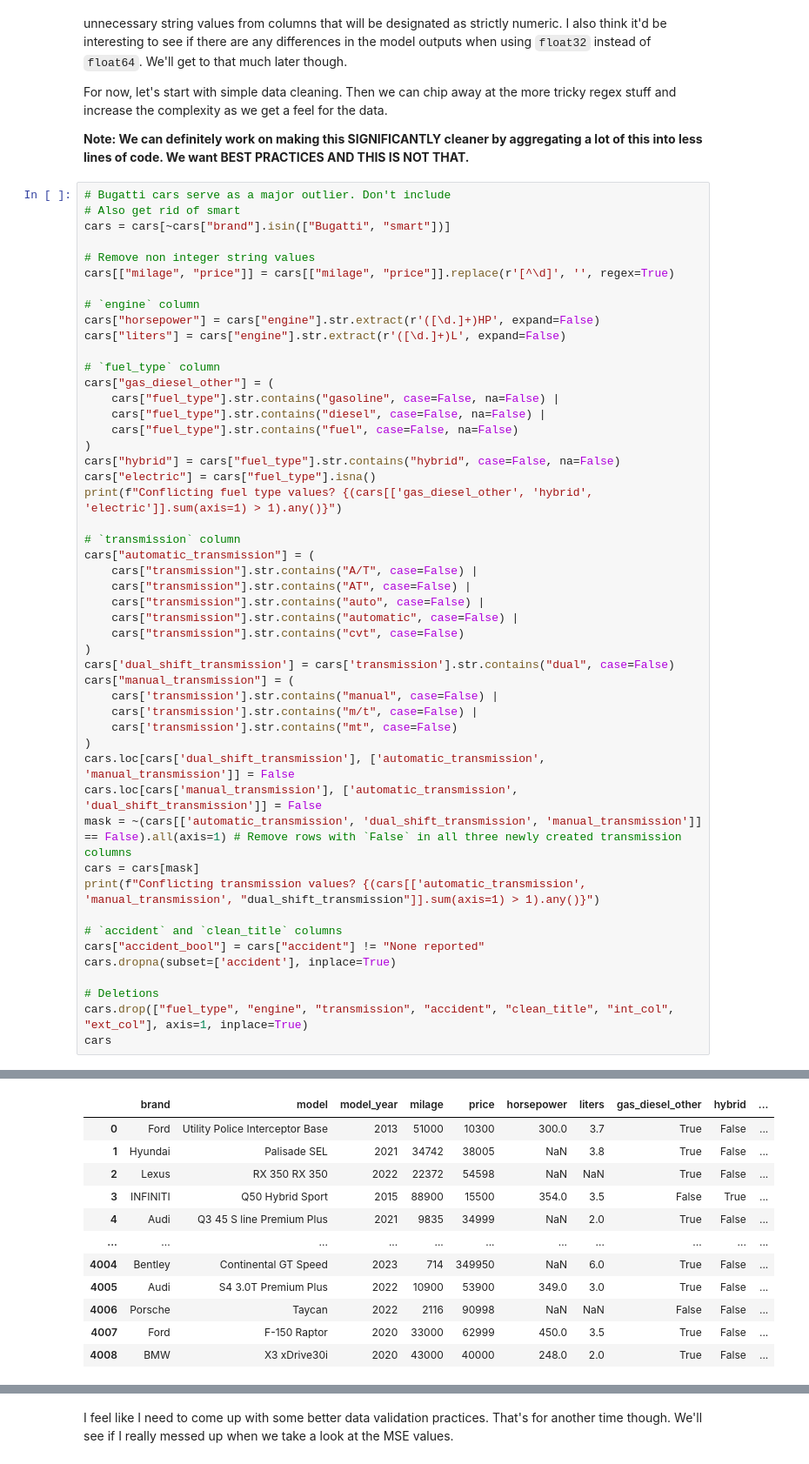
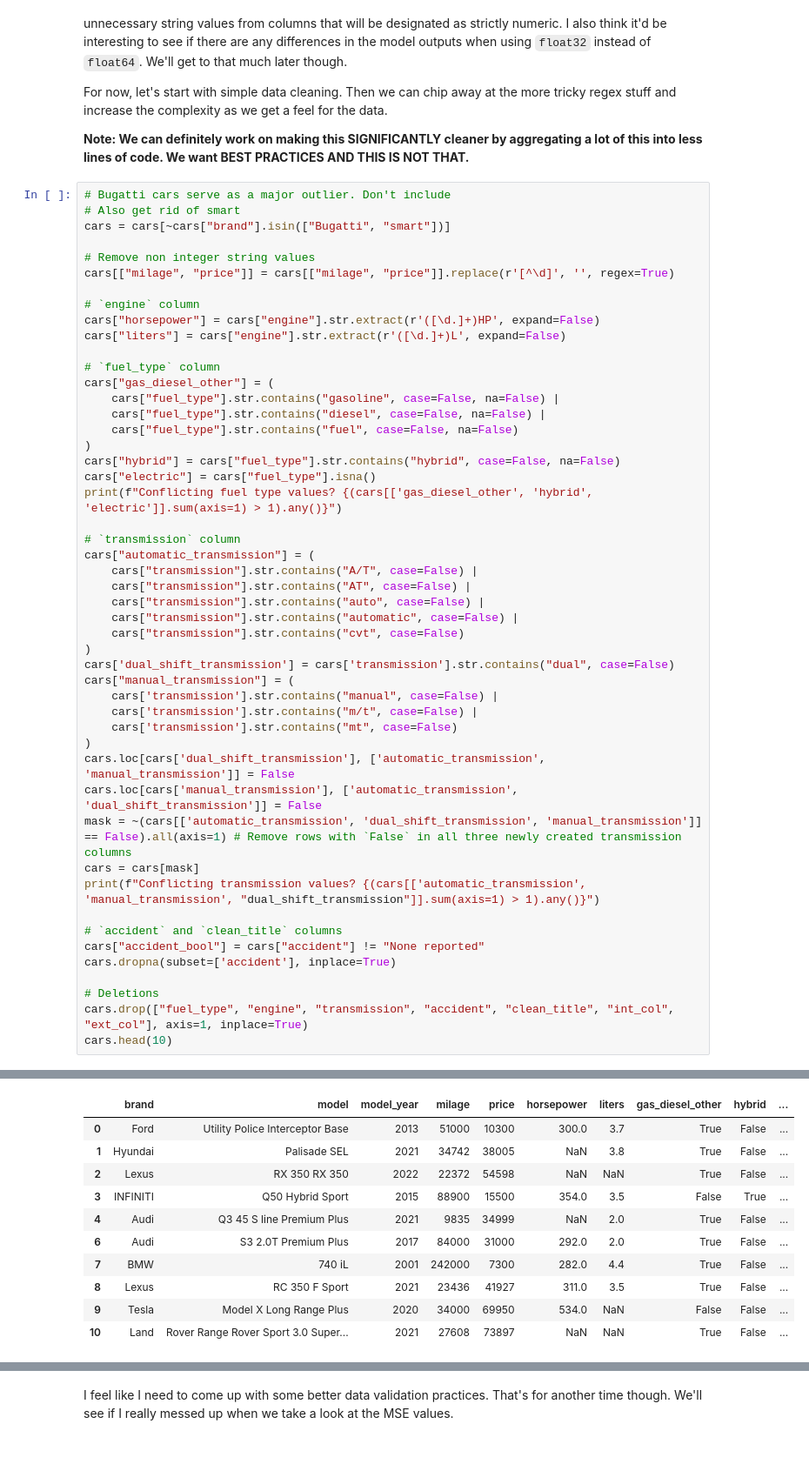
Before and after one commit to crdcamp/lin-reg-practice, a Jupyter notebook: used_car_price_prediction.ipynb, the cells around one changed output, grey strips where cells are left out. Shown at 87% size. Cells and saved outputs as stored; diff of their text form.

```diff
--- a/used_car_price_prediction.ipynb
+++ b/used_car_price_prediction.ipynb
@@ -127,37 +129,36 @@ cars["automatic_transmission"] = (
     cars["transmission"].str.contains("automatic", case=False) |
     cars["transmission"].str.contains("cvt", case=False)
 )
 cars['dual_shift_transmission'] = cars['transmission'].str.contains("dual", case=False)
 cars["manual_transmission"] = (
     cars['transmission'].str.contains("manual", case=False) |
     cars['transmission'].str.contains("m/t", case=False) |
     cars['transmission'].str.contains("mt", case=False)
 )
 cars.loc[cars['dual_shift_transmission'], ['automatic_transmission', 'manual_transmission']] = False
 cars.loc[cars['manual_transmission'], ['automatic_transmission', 'dual_shift_transmission']] = False
 mask = ~(cars[['automatic_transmission', 'dual_shift_transmission', 'manual_transmission']] == False).all(axis=1) # Remove rows with `False` in all three newly created transmission columns
 cars = cars[mask]
 print(f"Conflicting transmission values? {(cars[['automatic_transmission', 'manual_transmission', "dual_shift_transmission"]].sum(axis=1) > 1).any()}")
 
 # `accident` and `clean_title` columns
 cars["accident_bool"] = cars["accident"] != "None reported"
 cars.dropna(subset=['accident'], inplace=True)
 
 # Deletions
 cars.drop(["fuel_type", "engine", "transmission", "accident", "clean_title", "int_col", "ext_col"], axis=1, inplace=True)
-cars
+cars.head(10)
 # %% [output]
 Conflicting fuel type values? False
 Conflicting transmission values? False
 |  | brand | model | model_year | milage | price | horsepower | liters | gas_diesel_other | hybrid | ... |
 | 0 | Ford | Utility Police Interceptor Base | 2013 | 51000 | 10300 | 300.0 | 3.7 | True | False | ... |
 | 1 | Hyundai | Palisade SEL | 2021 | 34742 | 38005 | NaN | 3.8 | True | False | ... |
 | 2 | Lexus | RX 350 RX 350 | 2022 | 22372 | 54598 | NaN | NaN | True | False | ... |
 | 3 | INFINITI | Q50 Hybrid Sport | 2015 | 88900 | 15500 | 354.0 | 3.5 | False | True | ... |
 | 4 | Audi | Q3 45 S line Premium Plus | 2021 | 9835 | 34999 | NaN | 2.0 | True | False | ... |
-| ... | ... | ... | ... | ... | ... | ... | ... | ... | ... | ... |
-| 4004 | Bentley | Continental GT Speed | 2023 | 714 | 349950 | NaN | 6.0 | True | False | ... |
-| 4005 | Audi | S4 3.0T Premium Plus | 2022 | 10900 | 53900 | 349.0 | 3.0 | True | False | ... |
-| 4006 | Porsche | Taycan | 2022 | 2116 | 90998 | NaN | NaN | False | False | ... |
-| 4007 | Ford | F-150 Raptor | 2020 | 33000 | 62999 | 450.0 | 3.5 | True | False | ... |
-| 4008 | BMW | X3 xDrive30i | 2020 | 43000 | 40000 | 248.0 | 2.0 | True | False | ... |
+| 6 | Audi | S3 2.0T Premium Plus | 2017 | 84000 | 31000 | 292.0 | 2.0 | True | False | ... |
+| 7 | BMW | 740 iL | 2001 | 242000 | 7300 | 282.0 | 4.4 | True | False | ... |
+| 8 | Lexus | RC 350 F Sport | 2021 | 23436 | 41927 | 311.0 | 3.5 | True | False | ... |
+| 9 | Tesla | Model X Long Range Plus | 2020 | 34000 | 69950 | 534.0 | NaN | False | False | ... |
+| 10 | Land | Rover Range Rover Sport 3.0 Super... | 2021 | 27608 | 73897 | NaN | NaN | True | False | ... |
```
Also changed, not shown: parts of 9 cells of this notebook, 1 other file.
